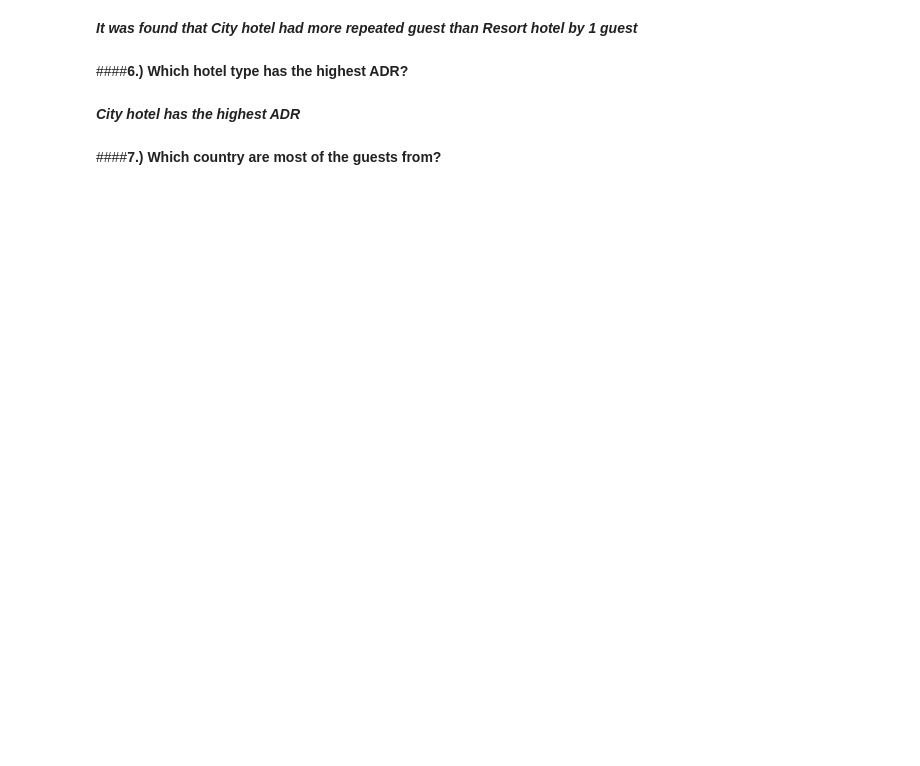
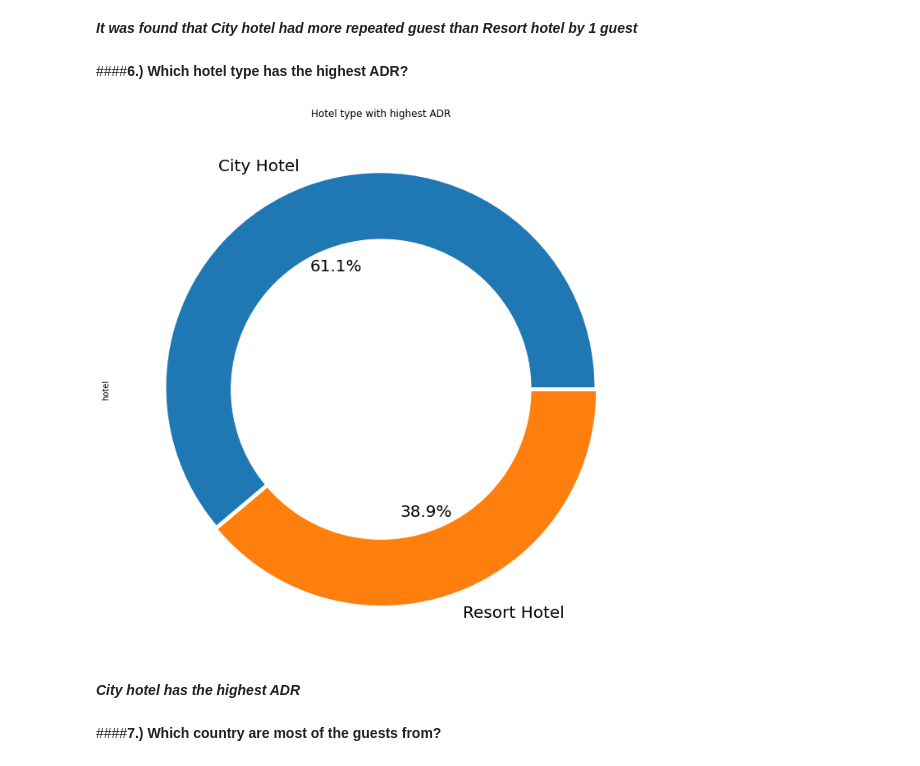
Before and after one commit to Jasjot-Kaur/Hotel-Booking-Analysis, a Jupyter notebook: Hotel_Bookings_Exploratory_Data_Analysis.ipynb, the cells around one changed output. Cells and saved outputs as stored; diff of their text form; code cells hidden in the pictures; blank space fills up the shorter version.

```diff
--- a/Hotel_Bookings_Exploratory_Data_Analysis.ipynb
+++ b/Hotel_Bookings_Exploratory_Data_Analysis.ipynb
@@ -531,16 +536,18 @@ plt.title("Most repeated guests for each hotel")
 ####**6.) Which hotel type has the highest ADR?**
 # %%
 #grouping by hotel adr
-df_h1['hotel'].value_counts().plot.pie(explode=[.01,.01], autopct='%1.1f%%', shadow=False, figsize=(15,15),fontsize=20).patch.set_facecolor('white')
+df_h1['hotel'].value_counts().plot.pie(explode=[.01,.01], autopct='%1.1f%%', shadow=False, figsize=(12,12),fontsize=20).patch.set_facecolor('white')
 plt.title("Hotel type with highest ADR")
 
 my_circle=plt.Circle( (0,0), 0.7, color='white')
 
 # Pieplot + circle on it
 #plt.pie(size, labels=names)
 p=plt.gcf()
 p.gca().add_artist(my_circle)
 plt.show()
+# %% [output]
+[figure, added]
 # %% [markdown]
 ***City hotel has the highest ADR***
 # %% [markdown]
```
Also changed, not shown: parts of 17 cells of this notebook.
